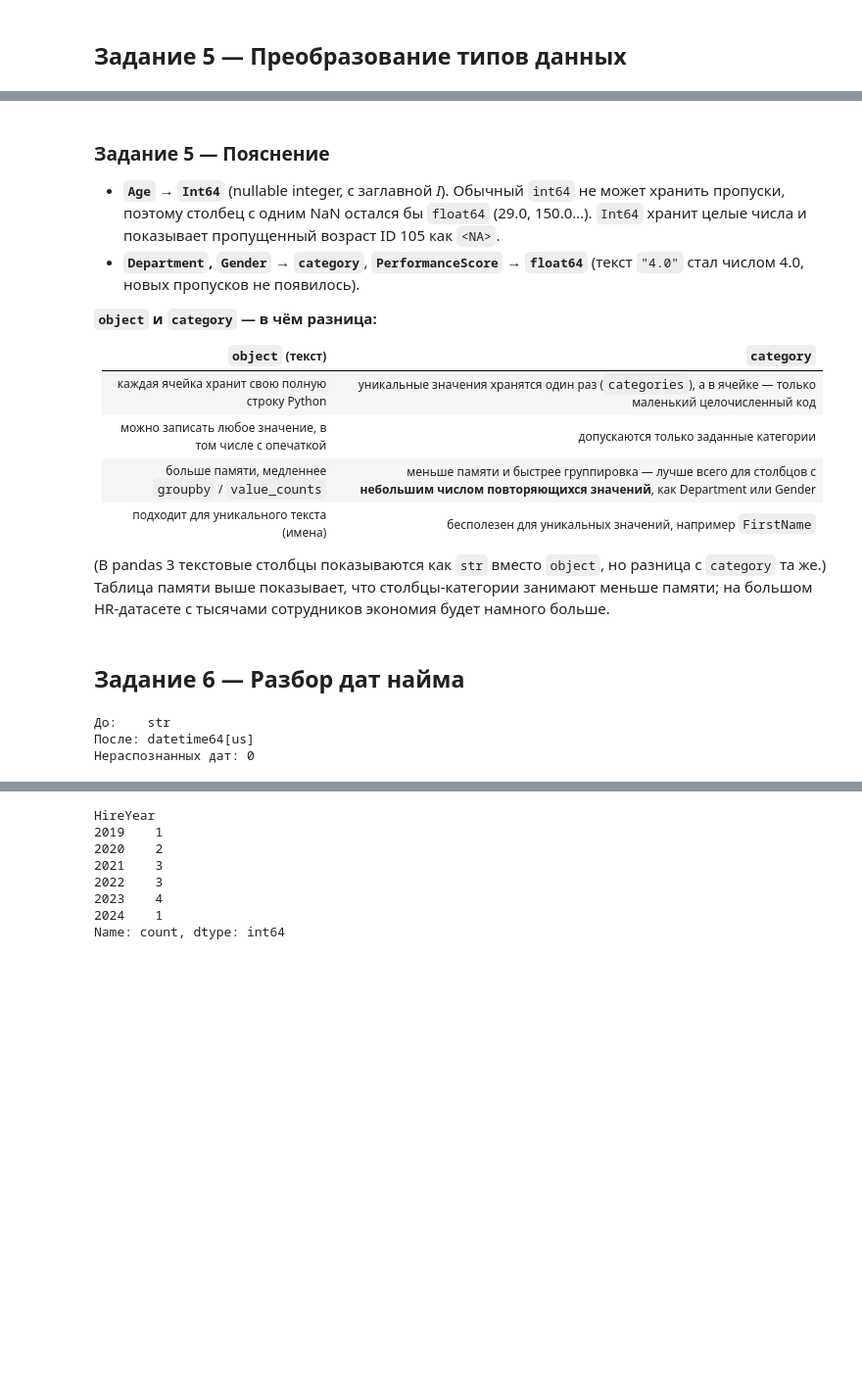
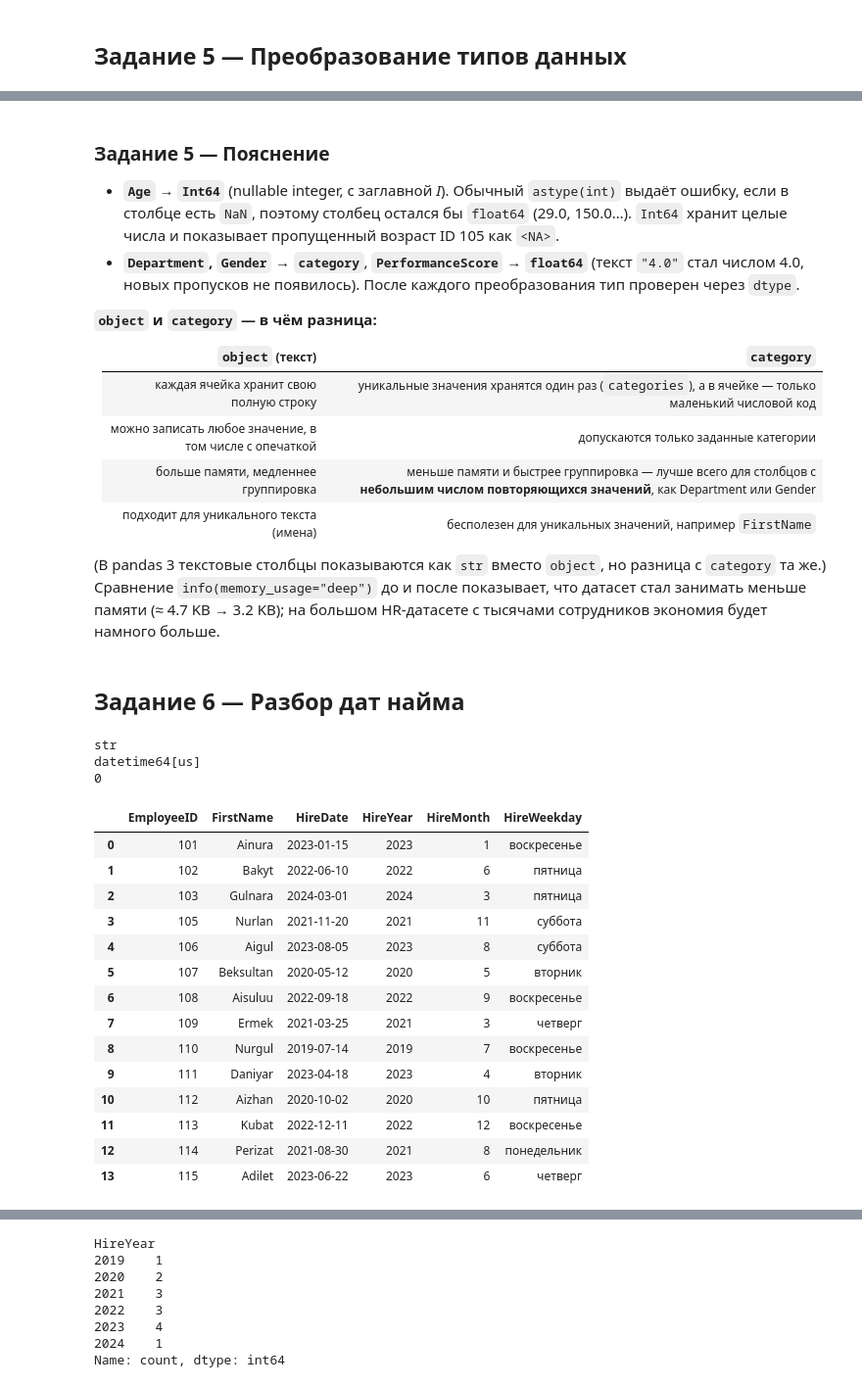
Before and after one commit to Meerim22/hr-data-preparation-lab, a Jupyter notebook: HR_Data_Preparation_Lab.ipynb, the cells around one changed output, grey strips where cells are left out. Shown at 98% size. Drawn from its saved outputs; the diff is of its cells as text; code cells hidden in the pictures; blank space fills up the shorter version.

```diff
--- a/HR_Data_Preparation_Lab.ipynb
+++ b/HR_Data_Preparation_Lab.ipynb
@@ -478,0 +506,18 @@ Name: count, dtype: int64
+# %%
+# 1) Убираем лишние пробелы и приводим к одному регистру
+df["Department"] = df["Department"].str.strip().str.lower()
+
+# 2) Исправляем опечатку в слове с помощью str.replace()
+df["Department"] = df["Department"].str.replace("tecnology", "technology")
+
+# 3) Заменяем альтернативные названия одним официальным (как в таблице departments)
+df["Department"] = df["Department"].replace({
+    "it": "IT",
+    "information technology": "IT",
+    "hr": "HR",
+    "finance": "Finance",
+    "financing": "Finance",
+})
+
+print(df["Department"].unique())
+print(df["Department"].value_counts())
@@ -636,33 +715,65 @@ dtype: object
 # %% [markdown]
 ### Задание 5 — Пояснение
 
-- **`Age` → `Int64`** (nullable integer, с заглавной *I*). Обычный `int64` не может хранить пропуски, поэтому столбец
-  с одним NaN остался бы `float64` (29.0, 150.0…). `Int64` хранит целые числа и показывает пропущенный возраст
-  ID 105 как `<NA>`.
+- **`Age` → `Int64`** (nullable integer, с заглавной *I*). Обычный `astype(int)` выдаёт ошибку, если в столбце есть
+  `NaN`, поэтому столбец остался бы `float64` (29.0, 150.0…). `Int64` хранит целые числа и показывает пропущенный
+  возраст ID 105 как `<NA>`.
 - **`Department`, `Gender` → `category`**, **`PerformanceScore` → `float64`** (текст `"4.0"` стал числом 4.0,
-  новых пропусков не появилось).
+  новых пропусков не появилось). После каждого преобразования тип проверен через `dtype`.
 
 **`object` и `category` — в чём разница:**
 
 | `object` (текст) | `category` |
 |---|---|
-| каждая ячейка хранит свою полную строку Python | уникальные значения хранятся один раз (`categories`), а в ячейке — только маленький целочисленный код |
+| каждая ячейка хранит свою полную строку | уникальные значения хранятся один раз (`categories`), а в ячейке — только маленький числовой код |
 | можно записать любое значение, в том числе с опечаткой | допускаются только заданные категории |
-| больше памяти, медленнее `groupby` / `value_counts` | меньше памяти и быстрее группировка — лучше всего для столбцов с **небольшим числом повторяющихся значений**, как Department или Gender |
+| больше памяти, медленнее группировка | меньше памяти и быстрее группировка — лучше всего для столбцов с **небольшим числом повторяющихся значений**, как Department или Gender |
 | подходит для уникального текста (имена) | бесполезен для уникальных значений, например `FirstName` |
 
 (В pandas 3 текстовые столбцы показываются как `str` вместо `object`, но разница с `category` та же.)
-Таблица памяти выше показывает, что столбцы-категории занимают меньше памяти; на большом HR-датасете с тысячами
-сотрудников экономия будет намного больше.
+Сравнение `info(memory_usage="deep")` до и после показывает, что датасет стал занимать меньше памяти (≈ 4.7 KB → 3.2 KB); на большом
+HR-датасете с тысячами сотрудников экономия будет намного больше.
 # %% [markdown]
 ## Задание 6 — Разбор дат найма
 # %%
-print("До:   ", df["HireDate"].dtype)
+print(df["HireDate"].dtype)
+
+# Переводим текст в дату; errors="coerce" превратил бы неверную дату в NaT
 df["HireDate"] = pd.to_datetime(df["HireDate"], format="%Y-%m-%d", errors="coerce")
-print("После:", df["HireDate"].dtype)
-print("Нераспознанных дат:", df["HireDate"].isna().sum())
+
+print(df["HireDate"].dtype)
+print(df["HireDate"].isnull().sum())
 # %% [output]
-До:    str
-После: datetime64[us]
-Нераспознанных дат: 0
+str
+datetime64[us]
+0
+# %%
+# Извлекаем компоненты даты
+df["HireYear"] = df["HireDate"].dt.year
+df["HireMonth"] = df["HireDate"].dt.month
+df["HireWeekday"] = df["HireDate"].dt.day_name()
+
+# Переводим названия дней недели на русский
+df["HireWeekday"] = df["HireWeekday"].replace({
+    "Monday": "понедельник", "Tuesday": "вторник", "Wednesday": "среда", "Thursday": "четверг",
+    "Friday": "пятница", "Saturday": "суббота", "Sunday": "воскресенье",
+})
+
+display(df[["EmployeeID", "FirstName", "HireDate", "HireYear", "HireMonth", "HireWeekday"]])
+# %% [output]
+|  | EmployeeID | FirstName | HireDate | HireYear | HireMonth | HireWeekday |
+| 0 | 101 | Ainura | 2023-01-15 | 2023 | 1 | воскресенье |
+| 1 | 102 | Bakyt | 2022-06-10 | 2022 | 6 | пятница |
+| 2 | 103 | Gulnara | 2024-03-01 | 2024 | 3 | пятница |
+| 3 | 105 | Nurlan | 2021-11-20 | 2021 | 11 | суббота |
+| 4 | 106 | Aigul | 2023-08-05 | 2023 | 8 | суббота |
+| 5 | 107 | Beksultan | 2020-05-12 | 2020 | 5 | вторник |
+| 6 | 108 | Aisuluu | 2022-09-18 | 2022 | 9 | воскресенье |
+| 7 | 109 | Ermek | 2021-03-25 | 2021 | 3 | четверг |
+| 8 | 110 | Nurgul | 2019-07-14 | 2019 | 7 | воскресенье |
+| 9 | 111 | Daniyar | 2023-04-18 | 2023 | 4 | вторник |
+| 10 | 112 | Aizhan | 2020-10-02 | 2020 | 10 | пятница |
+| 11 | 113 | Kubat | 2022-12-11 | 2022 | 12 | воскресенье |
+| 12 | 114 | Perizat | 2021-08-30 | 2021 | 8 | понедельник |
+| 13 | 115 | Adilet | 2023-06-22 | 2023 | 6 | четверг |
 # %%
```
Also changed, not shown: parts of 83 cells of this notebook.
